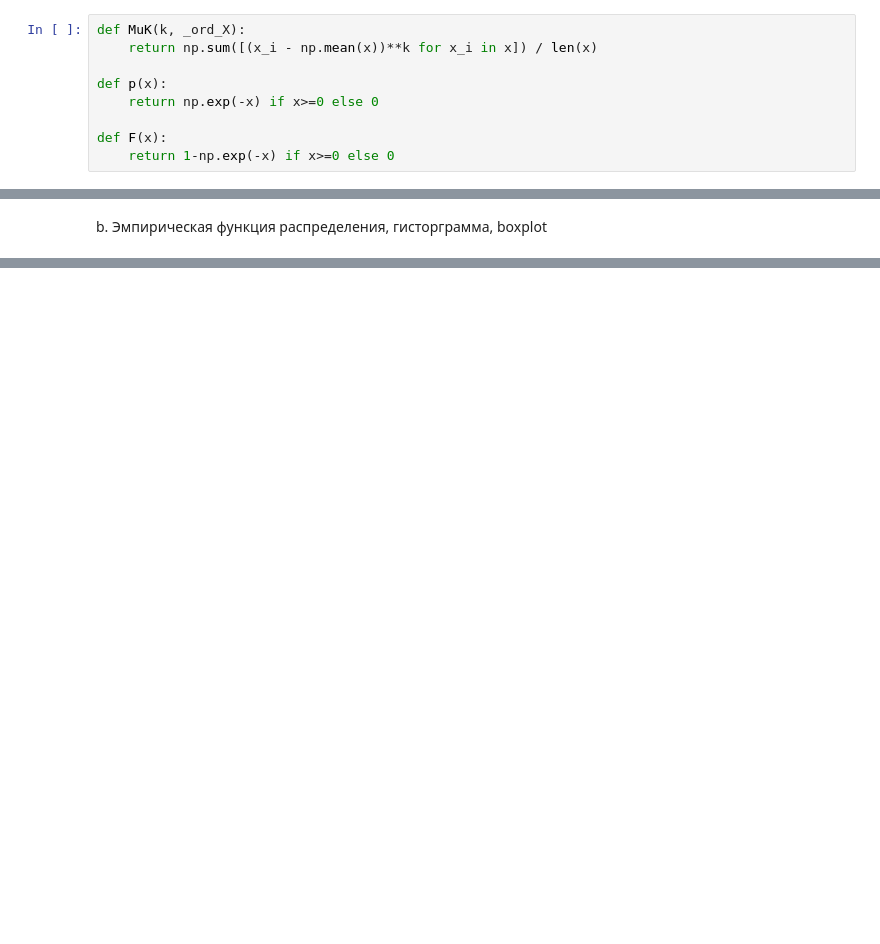
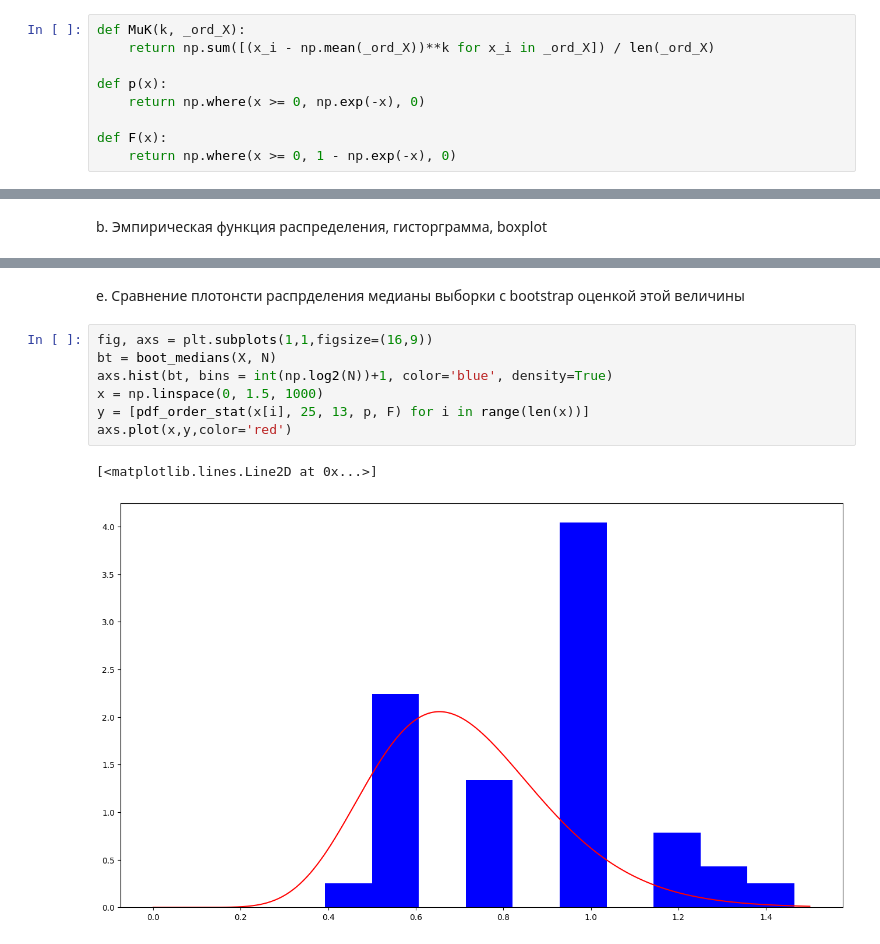
Before and after one commit to NikolayOrlenk0/MathStatsMIPT, a Jupyter notebook: Task1/T2/t2.ipynb, the cells around one changed output, grey strips where cells are left out. Saved outputs shown, nothing was run; the diff lists cells and outputs as text; blank space fills up the shorter version.

```diff
--- a/Task1/T2/t2.ipynb
+++ b/Task1/T2/t2.ipynb
@@ -13,13 +12,13 @@ np.random.seed(52)
 Момент, плотность, распределение
 # %%
 def MuK(k, _ord_X):
-    return np.sum([(x_i - np.mean(x))**k for x_i in x]) / len(x)
+    return np.sum([(x_i - np.mean(_ord_X))**k for x_i in _ord_X]) / len(_ord_X)
 
 def p(x):
-    return np.exp(-x) if x>=0 else 0
+    return np.where(x >= 0, np.exp(-x), 0)
 
 def F(x):
-    return 1-np.exp(-x) if x>=0 else 0
+    return np.where(x >= 0, 1 - np.exp(-x), 0)
 # %% [markdown]
 Генерация выборки
 # %%
@@ -143,0 +210,12 @@ else:
+# %% [markdown]
+e. Сравнение плотонсти распрделения медианы выборки с bootstrap оценкой этой величины
+# %%
+fig, axs = plt.subplots(1,1,figsize=(16,9))
+bt = boot_medians(X, N)
+axs.hist(bt, bins = int(np.log2(N))+1, color='blue', density=True)
+x = np.linspace(0, 1.5, 1000)
+y = [pdf_order_stat(x[i], 25, 13, p, F) for i in range(len(x))]
+axs.plot(x,y,color='red')
+# %% [output]
+[<matplotlib.lines.Line2D at 0x...>]
+[figure, added]
```
Also changed, not shown: parts of 10 cells of this notebook, 4 other files.
